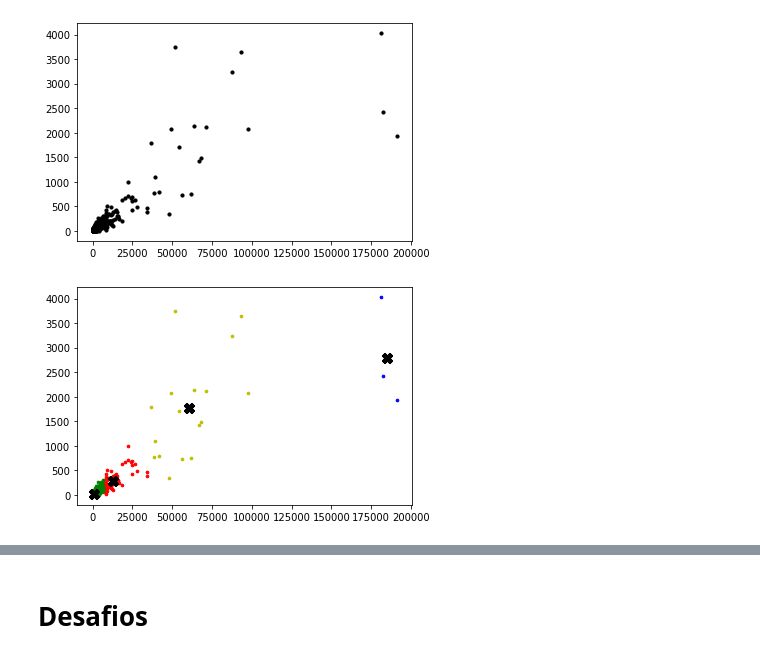
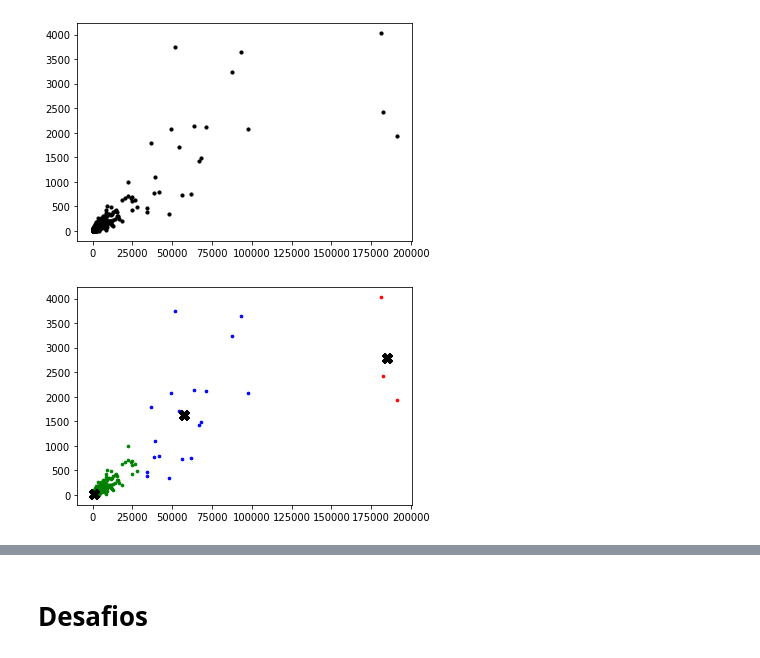
Before and after one commit to matheusjerico/kmeans-scratch, a Jupyter notebook: kmeans_scratch.ipynb, the cells around one changed output, grey strips where cells are left out. Saved outputs shown, nothing was run; the diff lists cells and outputs as text; code cells hidden in the pictures.

```diff
--- a/kmeans_scratch.ipynb
+++ b/kmeans_scratch.ipynb
@@ -162,7 +162,0 @@ dataset['centroide_y'] = np.nan
-# %%
-for i in range(kmeans.k):
-  dataset.loc[dataset['cluster'] == i, 'centroide_x'] = kmeans.centroids[i][0]
-  dataset.loc[dataset['cluster'] == i, 'centroide_y'] = kmeans.centroids[i][1]
-# %%
-dataset['distancia_x'] = np.abs(dataset['cases'] - dataset['centroide_x'])
-dataset['distancia_y'] = np.abs(dataset['deaths'] - dataset['centroide_y'])
@@ -193,17 +206,11 @@ plt.scatter(cases, deaths, c='black', s=10)
 <matplotlib.collections.PathCollection at 0x...>
 [figure]
 # %%
-kmeans = K_Means(k = 4, pontos = X, parada = 0.0001, max_iter = 100)
+kmeans = K_Means(k = 3, pontos = X, parada = 0.0001, max_iter = 100)
 kmeans.fit()
+kmeans.plot()
+# %% [output]
+[figure, added]
-# %%
-colors = int(kmeans.k/6 + 1)*['r', 'g', 'b', 'y', 'c', 'm']
-fig, ax = plt.subplots()
-for i in range(kmeans.k):
-        points = np.array([X[j] for j in range(len(X)) if kmeans.clusters[j] == i])
-        ax.scatter(points[:, 0], points[:, 1], s=7, c=colors[i])
-        ax.scatter(kmeans.centroids[:, 0], kmeans.centroids[:, 1], marker='X', s=100, c='black')
-# %% [output]
-[figure, removed]
 # %%
 kmeans.centroids
 # %% [output]
```
Also changed, not shown: parts of 19 cells of this notebook.
